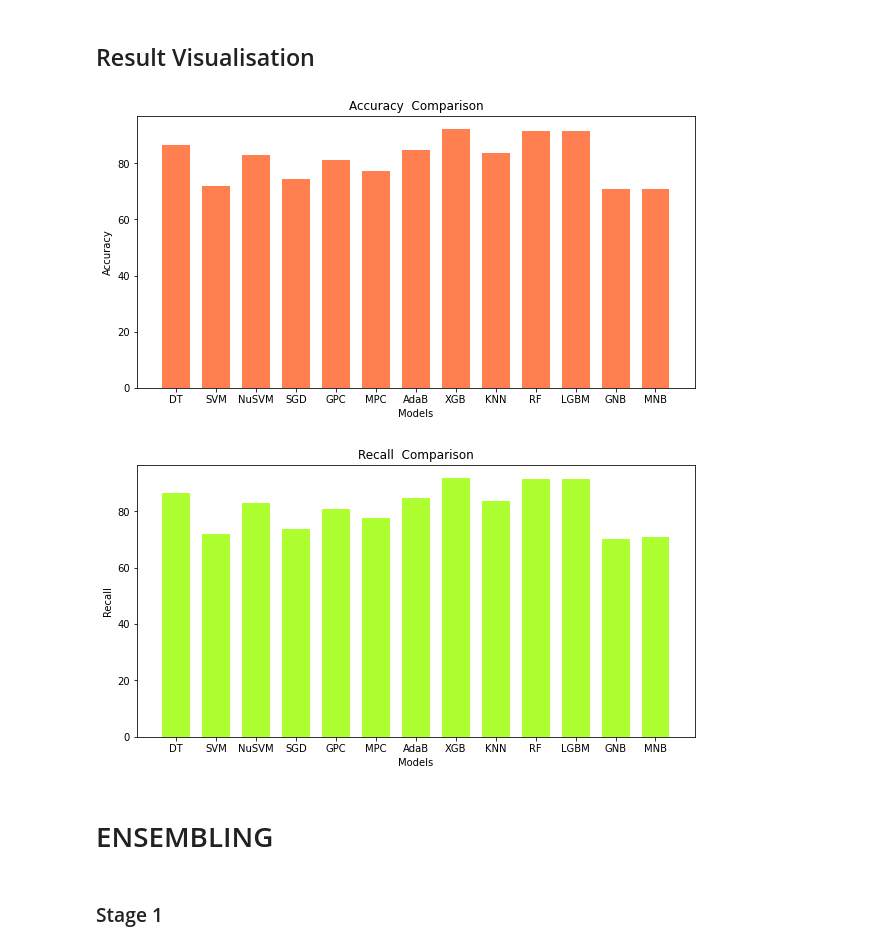
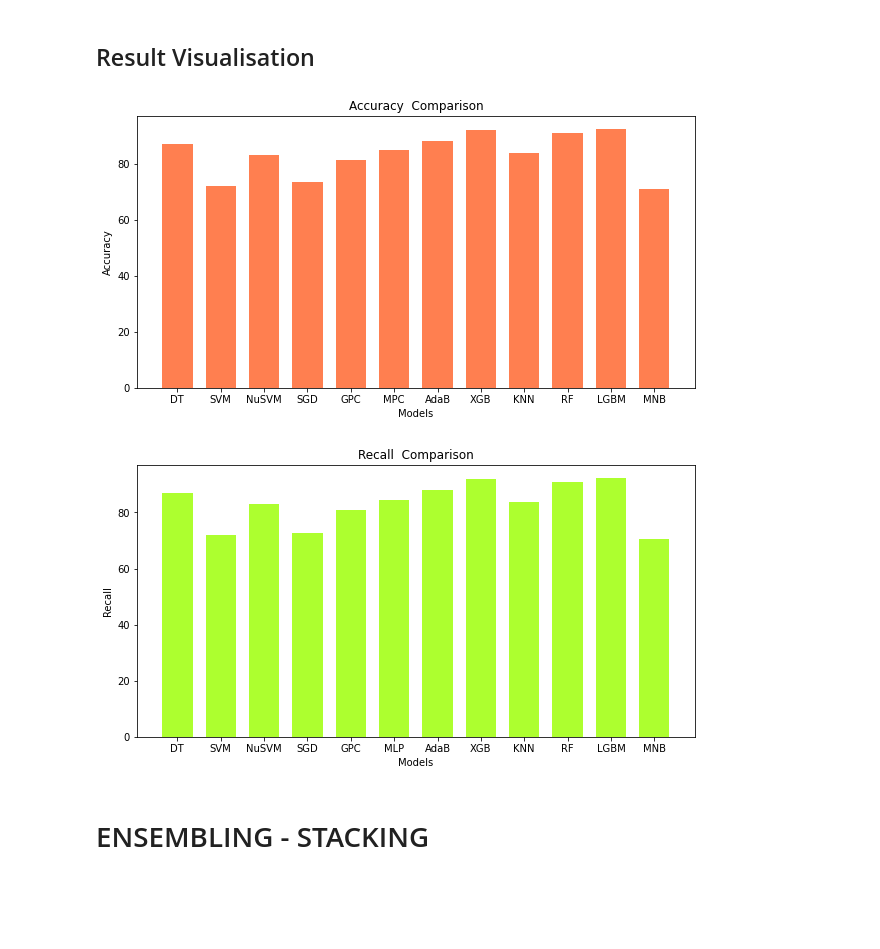
Before and after one commit to devsec-ansh/Phishing-Scam-Detection-Using-Ensemble-Machine-Learning-and-NLP, a Jupyter notebook: Phishing Detection Using ML/Phishing Detection Model Training.ipynb, the cells around one changed output. Cells and saved outputs as stored; diff of their text form; code cells hidden in the pictures; blank space fills up the shorter version.

```diff
--- a/Phishing Detection Using ML/Phishing Detection Model Training.ipynb
+++ b/Phishing Detection Using ML/Phishing Detection Model Training.ipynb
@@ -449,8 +414,8 @@ X axis : Predicted Value.
 # %%
 import matplotlib.pyplot as plt
 
-accuracy_dict = {'DT':86.44, 'SVM':71.83,'NuSVM':82.90, 'SGD':74.37, 'GPC':81.19, 'MPC':77.30, 'AdaB':84.69,
-                 'XGB': 92.26, 'KNN':83.73, 'RF':91.47, 'LGBM':91.60, 'GNB':70.73, 'MNB':70.82}
+accuracy_dict = {'DT':87.01, 'SVM':71.83,'NuSVM':82.90, 'SGD':73.36, 'GPC':81.19, 'MLP':84.69, 'AdaB':88.06,
+                 'XGB': 92.08, 'KNN':83.73, 'RF':90.81, 'LGBM':92.34, 'MNB':70.82}
 models = list(accuracy_dict.keys())
 accuracies = list(accuracy_dict.values())
 fig = plt.figure(figsize = (10, 5))
@@ -461,22 +426,20 @@ plt.ylabel("Accuracy")
 plt.title("Accuracy  Comparison")
 plt.show()
 # %% [output]
-[figure, old version]
+[figure, new version]
 # %%
-recall_dict = {'DT':86.36, 'SVM':71.93,'NuSVM':82.87, 'SGD':73.80, 'GPC':80.97, 'MPC':77.80, 'AdaB':84.63,
-                 'XGB': 91.84, 'KNN':83.62, 'RF':91.48, 'LGBM':91.59, 'GNB':70.02, 'MNB':70.71}
+recall_dict = {'DT':86.99, 'SVM':71.93,'NuSVM':82.87, 'SGD':72.75, 'GPC':80.97, 'MLP':84.55, 'AdaB':88.00,
+                 'XGB': 92.05, 'KNN':83.62, 'RF':90.83, 'LGBM':92.32,'MNB':70.71}
 models = list(recall_dict.keys())
 recalls = list(recall_dict.values())
 fig = plt.figure(figsize = (10, 5))
 #  Bar plot
 plt.bar(models, recalls, color ='greenyellow',width = 0.7)
 plt.xlabel("Models")
 plt.ylabel("Recall")
 plt.title("Recall  Comparison")
 plt.show()
 # %% [output]
-[figure, old version]
+[figure, new version]
 # %% [markdown]
-# ENSEMBLING
+# ENSEMBLING - STACKING
-# %% [markdown]
-### Stage 1
```
Also changed, not shown: parts of 34 cells of this notebook.
